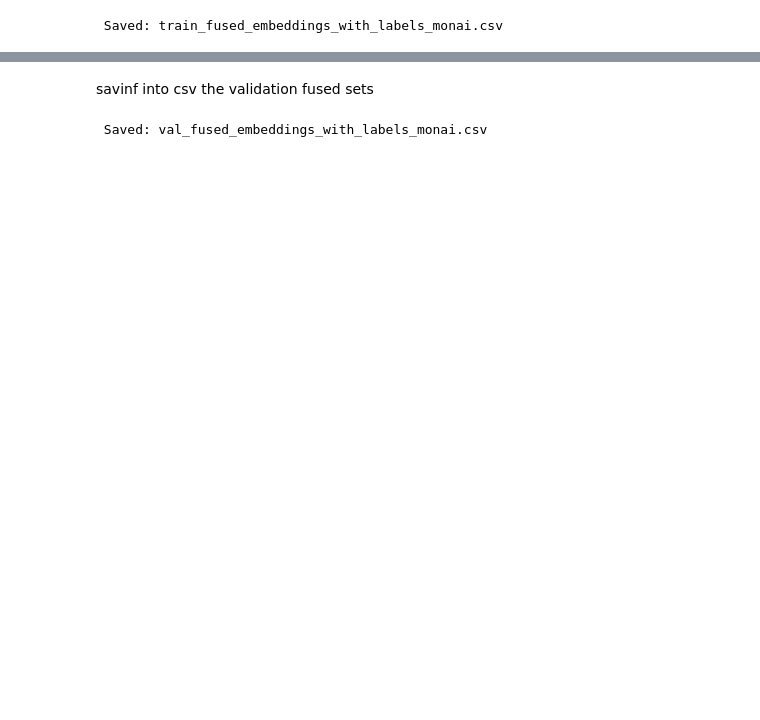
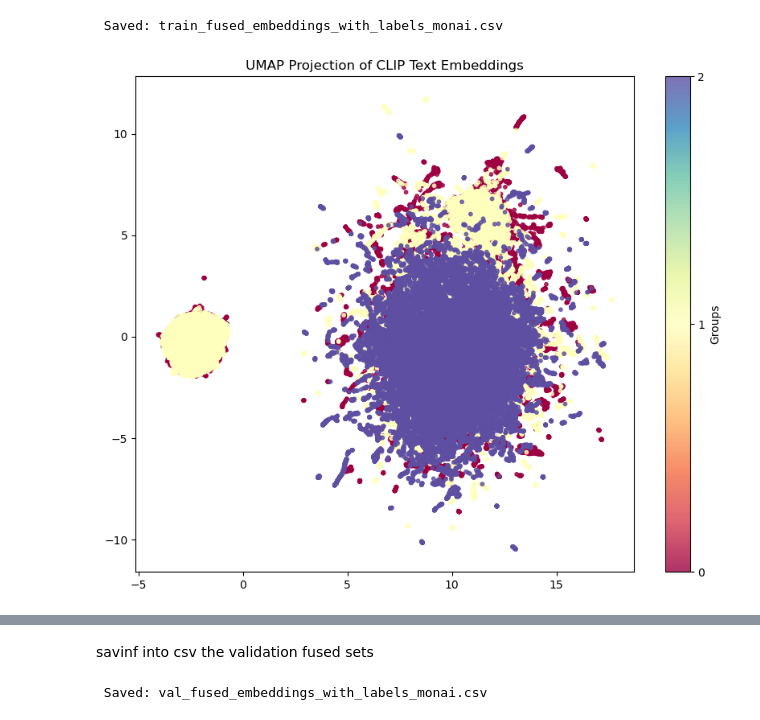
Before and after one commit to fatima-tuz-zahra-123/Neurological_disease_detection, a Jupyter notebook: newer_code.ipynb, the cells around one changed output, grey strips where cells are left out. Cells and saved outputs as stored; diff of their text form; code cells hidden in the pictures; blank space fills up the shorter version.

```diff
--- a/newer_code.ipynb
+++ b/newer_code.ipynb
@@ -887,6 +1074,37 @@ df.to_csv("train_fused_embeddings_with_labels_monai.csv", index=False)
 print(" Saved: train_fused_embeddings_with_labels_monai.csv")
 # %% [output]
  Saved: train_fused_embeddings_with_labels_monai.csv
+# %%
+import numpy as np
+import umap
+import matplotlib.pyplot as plt
+import pandas as pd
+
+# Load your saved embeddings and image IDs
+fused_embeddings = np.load("train_fused_features_clean_monai.npy")  # shape: (n_samples, 512)
+
+# Optional: load labels if you want to color points by class
+# Example: df["Group"] from your original dataframe
+labels = np.load("train_fused_labels_clean_monai.npy")              # shape: (n_samples,)
+
+# Create UMAP reducer
+reducer = umap.UMAP(n_neighbors=7, min_dist=0.1, metric="cosine", random_state=42)
+
+# Reduce to 2D for visualization
+embedding_2d = reducer.fit_transform(fused_embeddings)
+
+# Plot the results
+plt.figure(figsize=(10, 8))
+scatter = plt.scatter(
+    embedding_2d[:, 0], embedding_2d[:, 1],
+    c=pd.factorize(labels)[0],  # numeric encoding of labels
+    cmap='Spectral', s=10, alpha=0.8
+)
+plt.colorbar(scatter, ticks=range(len(set(labels))), label="Groups")
+plt.title("UMAP Projection of CLIP Text Embeddings")
+plt.show()
+# %% [output]
+[figure, added]
 # %%
 unique, counts = np.unique(y, return_counts=True)
 print(dict(zip(unique, counts)))
```
Also changed, not shown: parts of 53 cells of this notebook.
